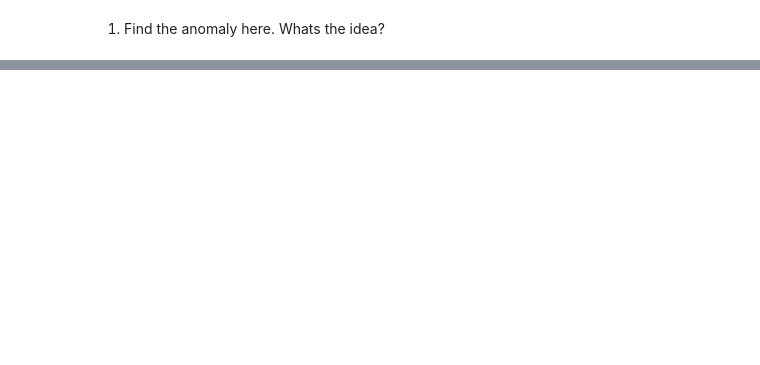
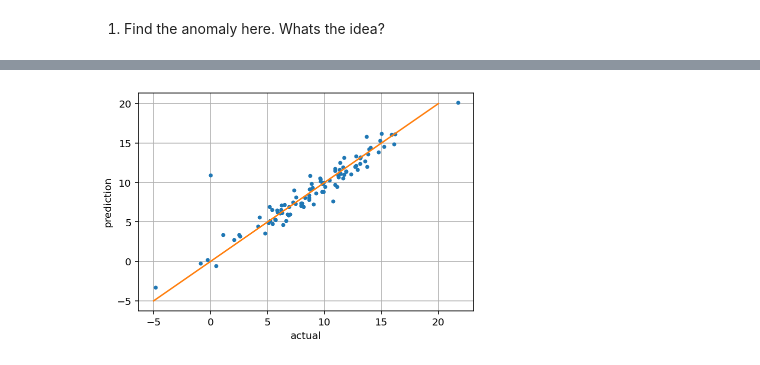
Before and after one commit to muic-pattern-rekt-2018/Exercise-Extra-Reliability-and-Anomaly, a Jupyter notebook: Anomaly Detection.ipynb, the cells around one changed output, grey strips where cells are left out. Saved outputs shown, nothing was run; the diff lists cells and outputs as text; code cells hidden in the pictures; blank space fills up the shorter version.

```diff
--- a/Anomaly Detection.ipynb
+++ b/Anomaly Detection.ipynb
@@ -38,0 +94,11 @@ plt.hist2d(xs, ys, bins=20);
+# %%
+yys = np.polyval(w, xs)
+plt.plot(ys, yys, '.')
+plt.xlabel('actual')
+plt.ylabel('prediction')
+
+s = np.linspace(-5, 20, 100)
+plt.plot(s, s)
+plt.grid()
+# %% [output]
+[figure, added]
```
Also changed, not shown: parts of 14 cells of this notebook, 1 other file.
